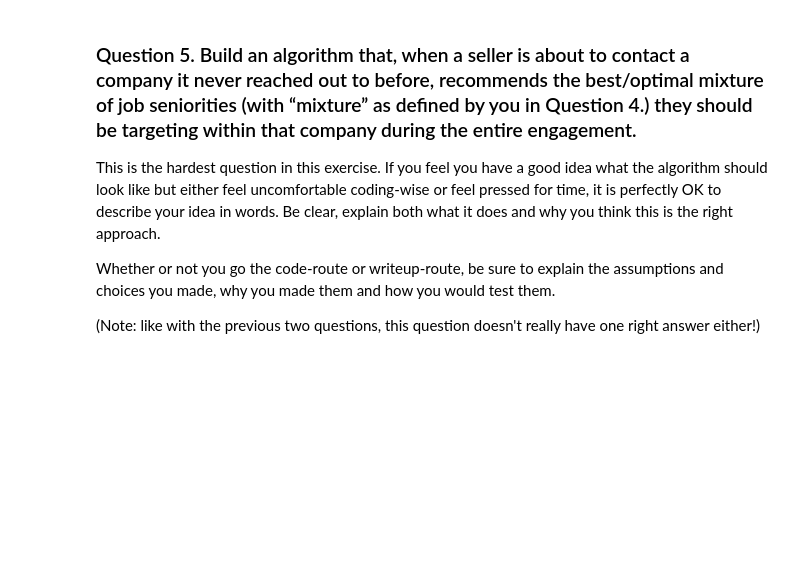
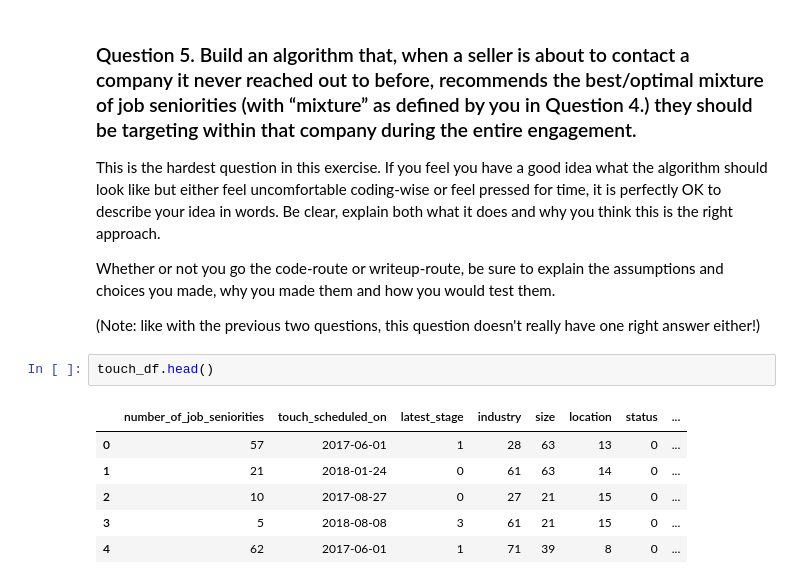
Before and after one commit to jeffersonzaki/datascientist-exercise, a Jupyter notebook: exercise.ipynb, the cells around one changed output. Cells and saved outputs as stored; diff of their text form; blank space fills up the shorter version.

```diff
--- a/exercise.ipynb
+++ b/exercise.ipynb
@@ -461,3 +492,12 @@ This is the hardest question in this exercise. If you feel you have a good idea
 Whether or not you go the code-route or writeup-route, be sure to explain the assumptions and choices you made, why you made them and how you would test them.
 
 (Note: like with the previous two questions, this question doesn't really have one right answer either!)
+# %%
+touch_df.head()
+# %% [output]
+|  | number_of_job_seniorities | touch_scheduled_on | latest_stage | industry | size | location | status | ... |
+| 0 | 57 | 2017-06-01 | 1 | 28 | 63 | 13 | 0 | ... |
+| 1 | 21 | 2018-01-24 | 0 | 61 | 63 | 14 | 0 | ... |
+| 2 | 10 | 2017-08-27 | 0 | 27 | 21 | 15 | 0 | ... |
+| 3 | 5 | 2018-08-08 | 3 | 61 | 21 | 15 | 0 | ... |
+| 4 | 62 | 2017-06-01 | 1 | 71 | 39 | 8 | 0 | ... |
```
Also changed, not shown: parts of 11 cells of this notebook.
